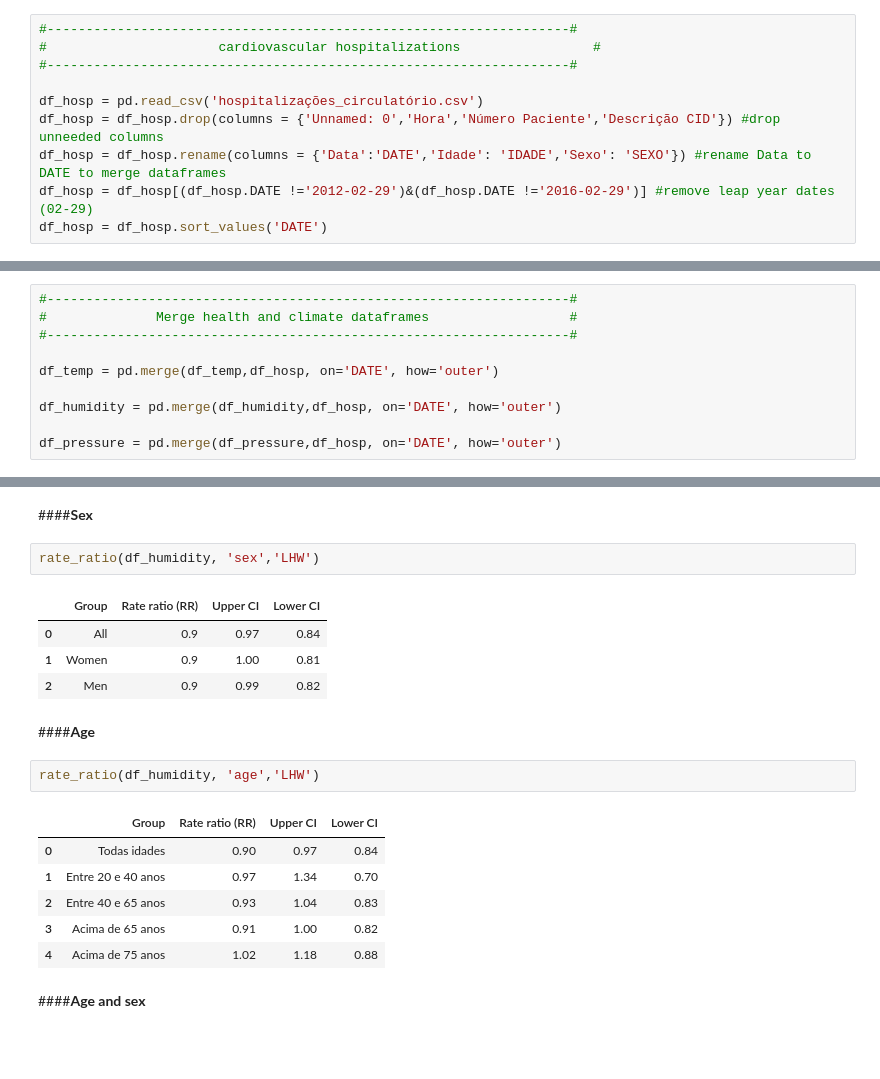
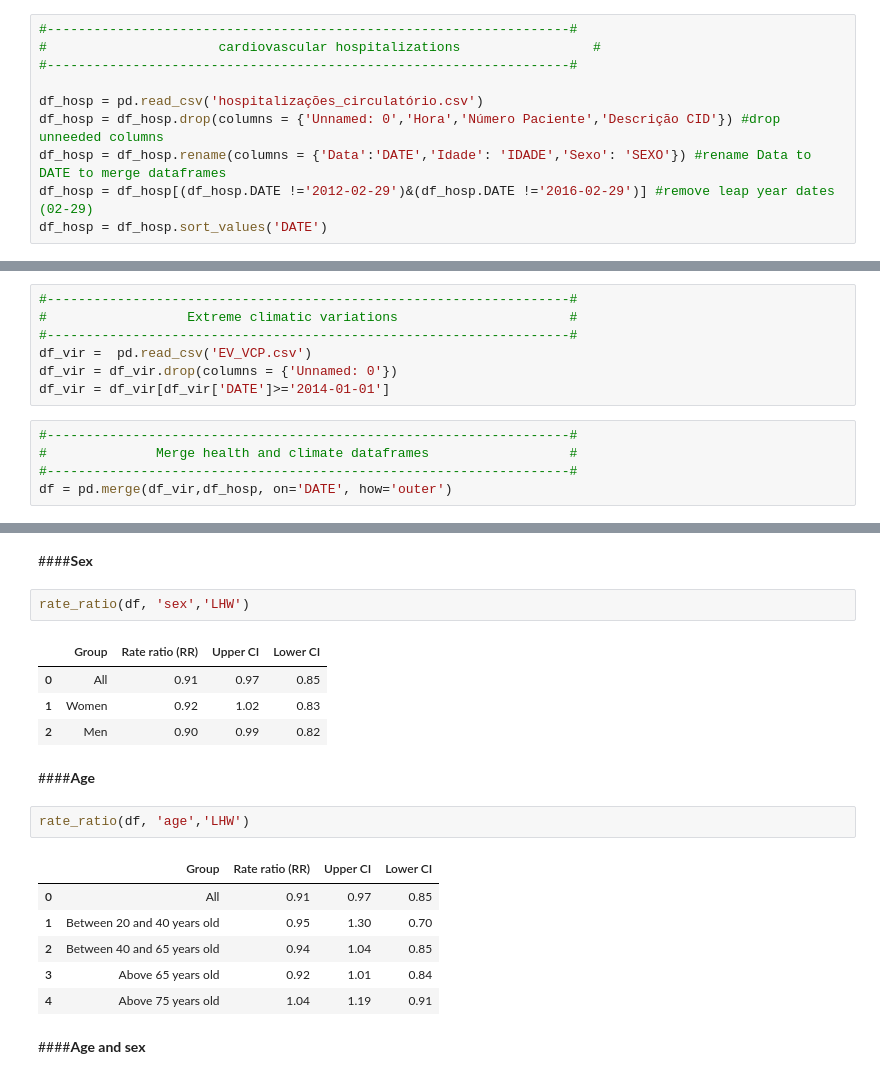
Before and after one commit to climate-and-health-datasci-Unicamp/project-climatic-variations-cardiovascular-diseases, a Jupyter notebook: notebooks/TR_2021_04_Rate_ratio_for_cardiovascular_hospitalizations_and_extreme_events.ipynb, the cells around one changed output, grey strips where cells are left out. Cells and saved outputs as stored; diff of their text form; blank space fills up the shorter version.

```diff
--- a/notebooks/TR_2021_04_Rate_ratio_for_cardiovascular_hospitalizations_and_extreme_events.ipynb
+++ b/notebooks/TR_2021_04_Rate_ratio_for_cardiovascular_hospitalizations_and_extreme_events.ipynb
@@ -71,7 +71,7 @@ Mounted at /content/drive
 #                      cardiovascular hospitalizations                 #
 #-------------------------------------------------------------------#
 
-df_hosp = pd.read_csv('hospitalizações_circulatório.csv')
+df_hosp = pd.read_csv('hospitalizações_circulatório.csv')
 df_hosp = df_hosp.drop(columns = {'Unnamed: 0','Hora','Número Paciente','Descrição CID'}) #drop unneeded columns
 df_hosp = df_hosp.rename(columns = {'Data':'DATE','Idade': 'IDADE','Sexo': 'SEXO'}) #rename Data to DATE to merge dataframes
 df_hosp = df_hosp[(df_hosp.DATE !='2012-02-29')&(df_hosp.DATE !='2016-02-29')] #remove leap year dates (02-29)
@@ -108,13 +79,15 @@ df_pressure = df_pressure[df_pressure['DATE']>'2014-01-01']
+# %%
+#-------------------------------------------------------------------#
+#                  Extreme climatic variations                      #
+#-------------------------------------------------------------------#
+df_vir =  pd.read_csv('EV_VCP.csv')
+df_vir = df_vir.drop(columns = {'Unnamed: 0'})
+df_vir = df_vir[df_vir['DATE']>='2014-01-01']
 # %%
 #-------------------------------------------------------------------#
 #              Merge health and climate dataframes                  #
 #-------------------------------------------------------------------#
-
-df_temp = pd.merge(df_temp,df_hosp, on='DATE', how='outer')
-
-df_humidity = pd.merge(df_humidity,df_hosp, on='DATE', how='outer')
-
-df_pressure = pd.merge(df_pressure,df_hosp, on='DATE', how='outer')
+df = pd.merge(df_vir,df_hosp, on='DATE', how='outer')
 # %% [markdown]
 ## **Functions**
 
@@ -385,23 +358,23 @@ rate_ratio(df_pressure, 'age and sex','above_pct_dif')
 # %% [markdown]
 ####**Sex**
 # %%
-rate_ratio(df_humidity, 'sex','LHW')
+rate_ratio(df, 'sex','LHW')
 # %% [output]
 |  | Group | Rate ratio (RR) | Upper CI | Lower CI |
-| 0 | All | 0.9 | 0.97 | 0.84 |
-| 1 | Women | 0.9 | 1.00 | 0.81 |
-| 2 | Men | 0.9 | 0.99 | 0.82 |
+| 0 | All | 0.91 | 0.97 | 0.85 |
+| 1 | Women | 0.92 | 1.02 | 0.83 |
+| 2 | Men | 0.90 | 0.99 | 0.82 |
 # %% [markdown]
 ####**Age**
 # %%
-rate_ratio(df_humidity, 'age','LHW')
+rate_ratio(df, 'age','LHW')
 # %% [output]
 |  | Group | Rate ratio (RR) | Upper CI | Lower CI |
-| 0 | Todas idades | 0.90 | 0.97 | 0.84 |
-| 1 | Entre 20 e 40 anos | 0.97 | 1.34 | 0.70 |
-| 2 | Entre 40 e 65 anos | 0.93 | 1.04 | 0.83 |
-| 3 | Acima de 65 anos | 0.91 | 1.00 | 0.82 |
-| 4 | Acima de 75 anos | 1.02 | 1.18 | 0.88 |
+| 0 | All | 0.91 | 0.97 | 0.85 |
+| 1 | Between 20 and 40 years old | 0.95 | 1.30 | 0.70 |
+| 2 | Between 40 and 65 years old | 0.94 | 1.04 | 0.85 |
+| 3 | Above 65 years old | 0.92 | 1.01 | 0.84 |
+| 4 | Above 75 years old | 1.04 | 1.19 | 0.91 |
 # %% [markdown]
 ####**Age and sex**
 # %%
```
Also changed, not shown: parts of 29 cells of this notebook.
